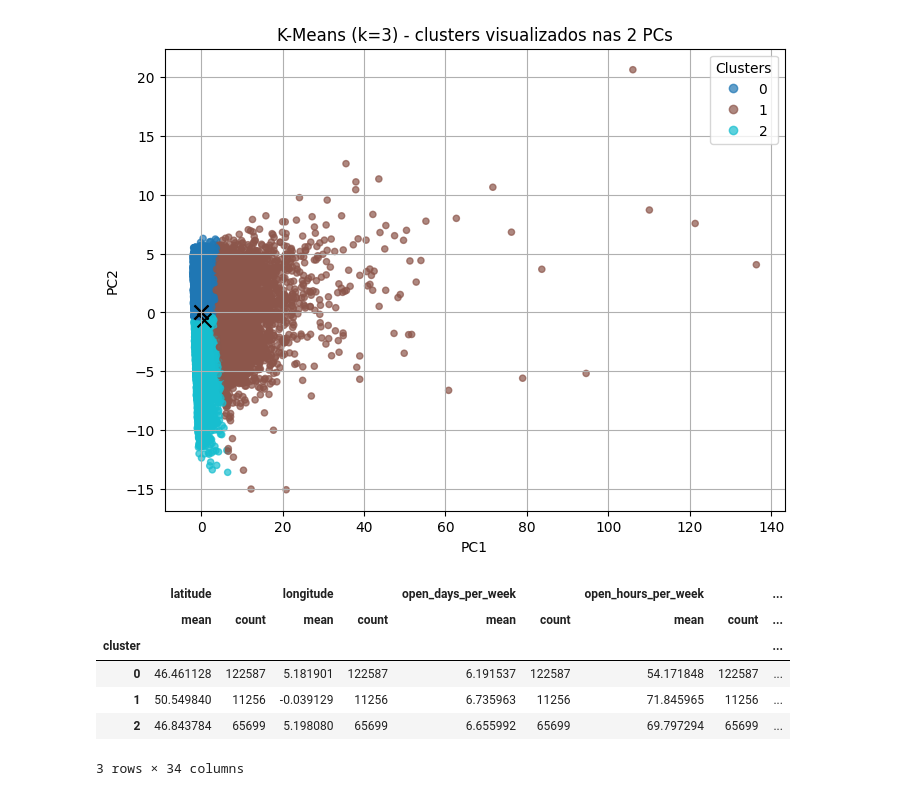
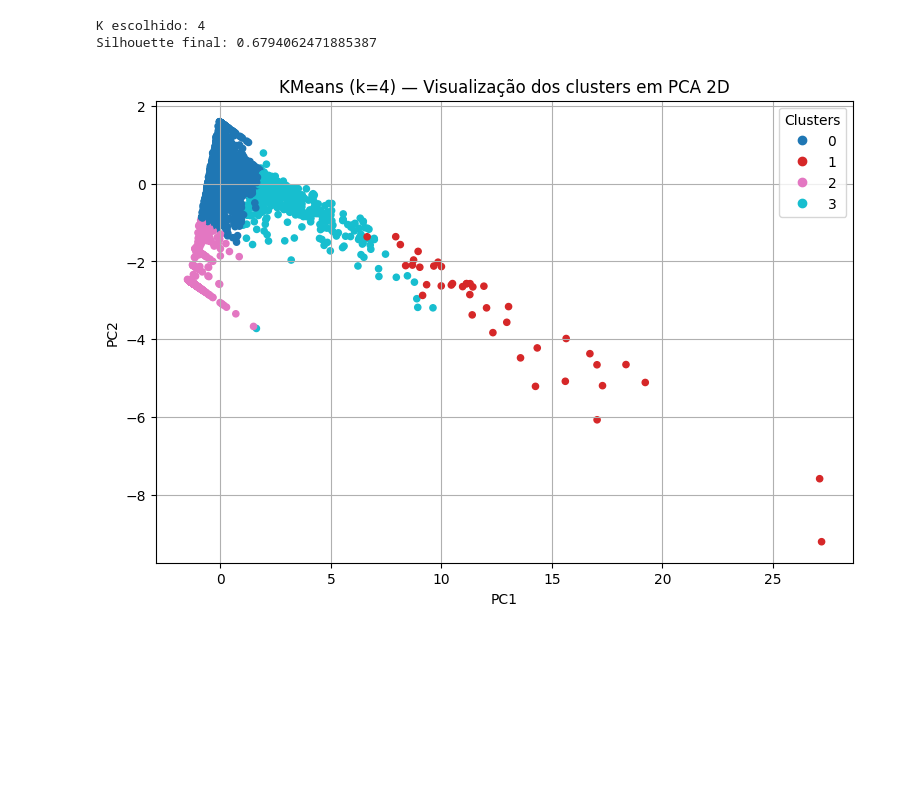
Before and after one commit to thiagorovari/Projeto2_CienciasDeDados, a Jupyter notebook: notebook2.ipynb, the cells around one changed output. Cells and saved outputs as stored; diff of their text form; code cells hidden in the pictures; blank space fills up the shorter version.

```diff
--- a/notebook2.ipynb
+++ b/notebook2.ipynb
@@ -18,0 +10,17 @@ X_std = scaler.fit_transform(X)
+# %%
+df = pd.read_csv("data/10k_Poplar_Tv_Shows.csv")
+
+# Selecionar colunas relevantes
+cols = ["popularity", "vote_average", "vote_count"]
+df_sel = df[cols].dropna()
+
+print("Total de linhas carregadas:", len(df_sel))
+df_sel.head()
+
+#padronizaçao
+X = df_sel.values
+
+scaler = StandardScaler()
+X_std = scaler.fit_transform(X)
+
+print("Formato dos dados padronizados:", X_std.shape)
@@ -79,31 +80,27 @@ labels_final = km_final.fit_predict(X_std)
 # %%
-# --- 4) Visualizar clusters em 2D usando PCA (sklearn PCA)
-from sklearn.decomposition import PCA
+# Exemplo: escolha manual após análise dos gráficos
+k_opt = 4  # altere conforme a melhor métrica
+
+km_final = KMeans(n_clusters=k_opt, random_state=0, n_init=10)
+labels_final = km_final.fit_predict(X_std)
+
+print(f"K escolhido: {k_opt}")
+print("Silhouette final:", silhouette_score(X_std, labels_final))
+
 pca = PCA(n_components=2)
 proj2 = pca.fit_transform(X_std)
 
-plt.figure(figsize=(8,6))
-scatter = plt.scatter(proj2[:,0], proj2[:,1], c=labels_final, cmap='tab10', s=20, alpha=0.7)
-plt.scatter(km_final.cluster_centers_[:,0], km_final.cluster_centers_[:,1], marker='x', color='k', s=100, label='Centroides (no espaço padronizado)')
-plt.title(f'K-Means (k={k_opt}) - clusters visualizados nas 2 PCs')
-plt.xlabel('PC1')
-plt.ylabel('PC2')
+plt.figure(figsize=(9,6))
+scatter = plt.scatter(proj2[:,0], proj2[:,1], c=labels_final, cmap='tab10', s=20)
+
+plt.xlabel("PC1")
+plt.ylabel("PC2")
+plt.title(f"KMeans (k={k_opt}) — Visualização dos clusters em PCA 2D")
+
 plt.legend(*scatter.legend_elements(), title="Clusters")
 plt.grid(True)
 plt.show()
 # %% [output]
+K escolhido: 4
+Silhouette final: 0.6794062471885387
-[figure, old version]
+[figure, new version]
-# %%
-# --- 5) Estatísticas dos clusters (tabela resumida) -----------------------
-df_out = df_num.copy()
-df_out['cluster'] = labels_final
-summary = df_out.groupby('cluster').agg(['mean','count'])
-display(summary)
-# %% [output]
-|  | latitude |  | longitude |  | open_days_per_week |  | open_hours_per_week |  | ... |
-|  | mean | count | mean | count | mean | count | mean | count | ... |
-| cluster |  |  |  |  |  |  |  |  | ... |
-| 0 | 46.461128 | 122587 | 5.181901 | 122587 | 6.191537 | 122587 | 54.171848 | 122587 | ... |
-| 1 | 50.549840 | 11256 | -0.039129 | 11256 | 6.735963 | 11256 | 71.845965 | 11256 | ... |
-| 2 | 46.843784 | 65699 | 5.198080 | 65699 | 6.655992 | 65699 | 69.797294 | 65699 | ... |
-3 rows × 34 columns
```
Also changed, not shown: parts of 6 cells of this notebook.
